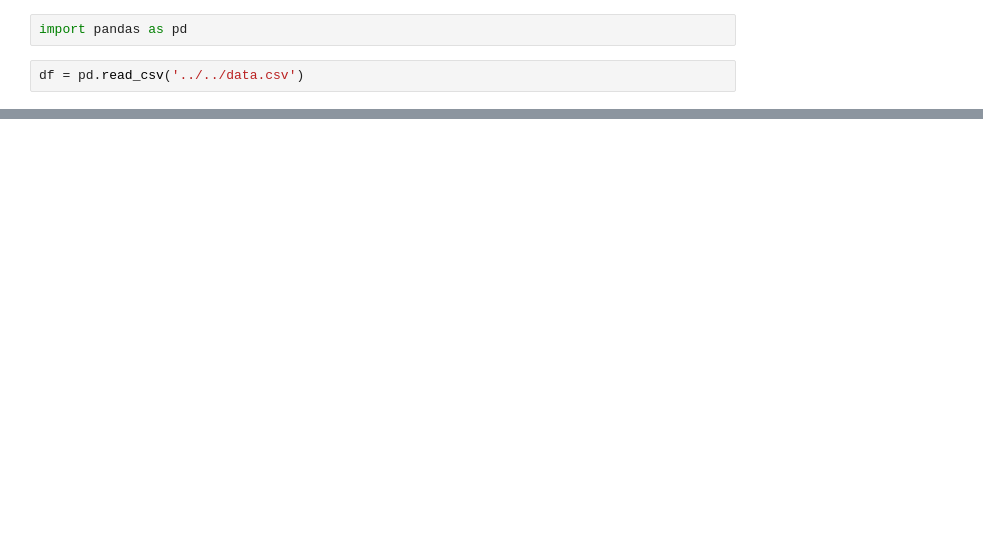
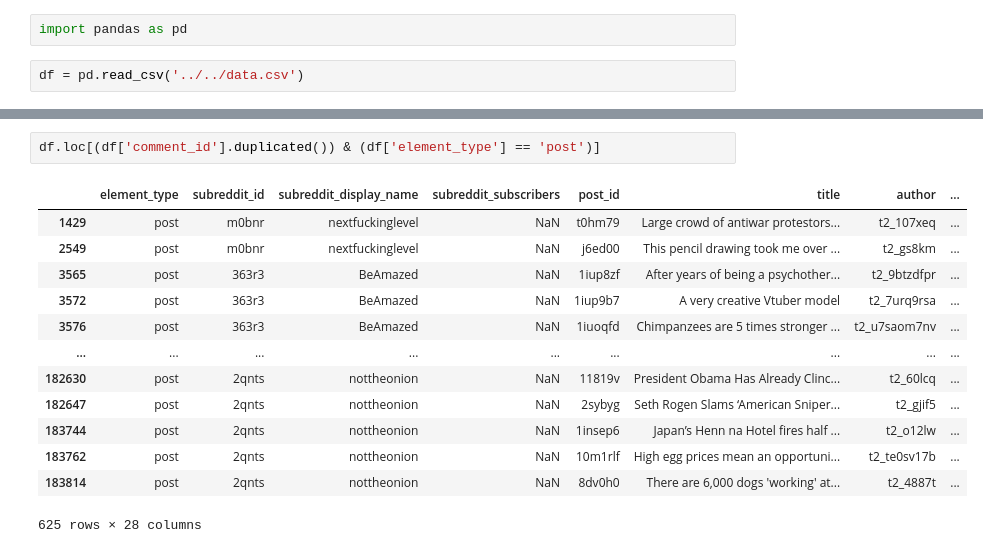
Before and after one commit to noisecape/trend-finder, a Jupyter notebook: src/notebooks/visualise_comments_posts.ipynb, the cells around one changed output, grey strips where cells are left out. Saved outputs shown, nothing was run; the diff lists cells and outputs as text; blank space fills up the shorter version.

```diff
--- a/src/notebooks/visualise_comments_posts.ipynb
+++ b/src/notebooks/visualise_comments_posts.ipynb
@@ -21 +108,17 @@ df
+# %%
+df.loc[(df['comment_id'].duplicated()) & (df['element_type'] == 'post')]
+# %% [output]
+|  | element_type | subreddit_id | subreddit_display_name | subreddit_subscribers | post_id | title | author | ... |
+| 1429 | post | m0bnr | nextfuckinglevel | NaN | t0hm79 | Large crowd of antiwar protestors... | t2_107xeq | ... |
+| 2549 | post | m0bnr | nextfuckinglevel | NaN | j6ed00 | This pencil drawing took me over ... | t2_gs8km | ... |
+| 3565 | post | 363r3 | BeAmazed | NaN | 1iup8zf | After years of being a psychother... | t2_9btzdfpr | ... |
+| 3572 | post | 363r3 | BeAmazed | NaN | 1iup9b7 | A very creative Vtuber model | t2_7urq9rsa | ... |
+| 3576 | post | 363r3 | BeAmazed | NaN | 1iuoqfd | Chimpanzees are 5 times stronger ... | t2_u7saom7nv | ... |
+| ... | ... | ... | ... | ... | ... | ... | ... | ... |
+| 182630 | post | 2qnts | nottheonion | NaN | 11819v | President Obama Has Already Clinc... | t2_60lcq | ... |
+| 182647 | post | 2qnts | nottheonion | NaN | 2sybyg | Seth Rogen Slams ‘American Sniper... | t2_gjif5 | ... |
+| 183744 | post | 2qnts | nottheonion | NaN | 1insep6 | Japan’s Henn na Hotel fires half ... | t2_o12lw | ... |
+| 183762 | post | 2qnts | nottheonion | NaN | 10m1rlf | High egg prices mean an opportuni... | t2_te0sv17b | ... |
+| 183814 | post | 2qnts | nottheonion | NaN | 8dv0h0 | There are 6,000 dogs 'working' at... | t2_4887t | ... |
+625 rows × 28 columns
 # %%
```
Also changed, not shown: parts of 26 cells of this notebook, 2 other files.
